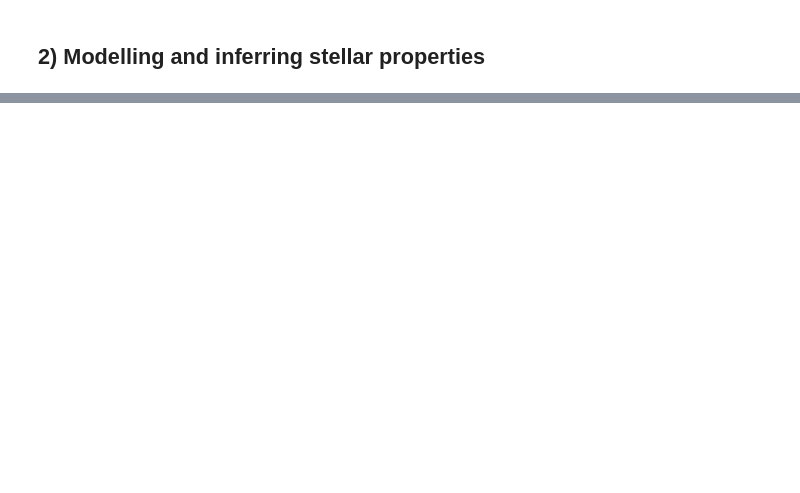
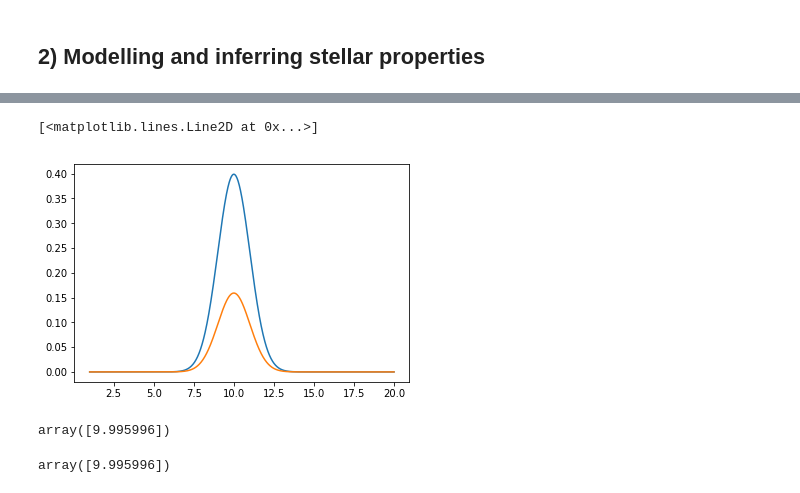
Before and after one commit to ruoyanwangdr/Modern-Astrostatistics, a Jupyter notebook: Bayesian_Inference.ipynb, the cells around one changed output, grey strips where cells are left out. Saved outputs shown, nothing was run; the diff lists cells and outputs as text; code cells hidden in the pictures; blank space fills up the shorter version.

```diff
--- a/Bayesian_Inference.ipynb
+++ b/Bayesian_Inference.ipynb
@@ -63,0 +59,24 @@ plt.hist(ran, density=True)
+# %%
+tau0 = 1
+mu0 = 10
+sigma = 1
+theta = np.linspace(1, 20, 1000)
+y = np.linspace(1,20,1000)
+
+prior = (1/np.sqrt(2*np.pi*tau0**2)) * np.exp((-0.5)*((theta - mu0)**2 / tau0**2))
+
+posterior = (1/(2*np.pi*sigma*tau0)) * np.exp((-0.5)*((y-theta)**2/(sigma**2)+(theta-mu0)**2)/(tau0**2))
+
+plt.plot(theta, prior)
+plt.plot(y, posterior)
+# %% [output]
+[<matplotlib.lines.Line2D at 0x...>]
+[figure, added]
+# %%
+y[np.where(posterior == max(posterior))]
+# %% [output]
+array([9.995996])
+# %%
+theta[np.where(prior == max(prior))]
+# %% [output]
+array([9.995996])
```
Also changed, not shown: parts of 12 cells of this notebook, 8 other files.
